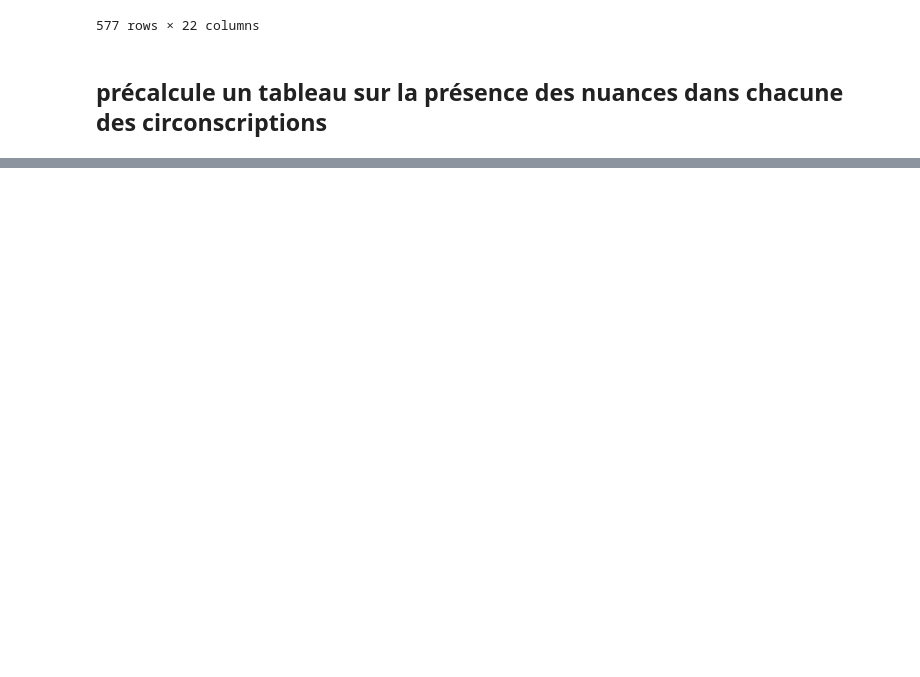
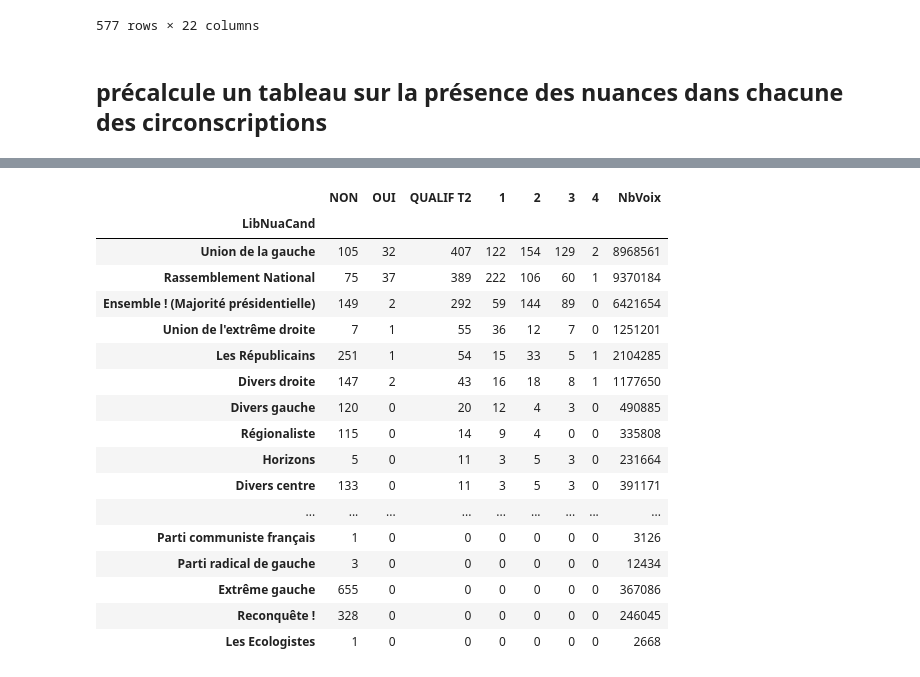
Before and after one commit to taniki/legislatives-2024, a Jupyter notebook: prep_lg2024.ipynb, the cells around one changed output, grey strips where cells are left out. Cells and saved outputs as stored; diff of their text form; code cells hidden in the pictures; blank space fills up the shorter version.

```diff
--- a/prep_lg2024.ipynb
+++ b/prep_lg2024.ipynb
@@ -197,0 +350,18 @@ nuances2024.to_csv('lg2024_t1_nuances.csv')
+# %%
+resultats_t1_2 = (
+    resultats_t1
+    .join(
+        circonscriptions
+        .reset_index()
+        .assign(
+            CodCirc2 = lambda df: (
+                df.CodDpt.replace(mapping_dept)
+                + df.CodCirElec.astype(str).str[-2:].str.pad(3, fillchar='0')
+            )
+        )
+        .set_index('CodCirElec'), #[['CodCirc2']],
+        on = 'CodCirc'
+    )
+)
+
+resultats_t1_2
@@ -197,0 +694,44 @@ nuances2024.to_csv('lg2024_t1_nuances.csv')
+# %%
+(
+    resultats_t1_2
+    .pivot_table(
+        index="LibNuaCand",
+        columns="Elu",
+        values="NomPsn",
+        aggfunc= lambda x: len(x)
+    )
+    .fillna(0)
+    .astype(int)
+    .sort_values('QUALIF T2', ascending=False)
+    .join(t1_pos)
+    .join(
+        resultats_t1_2
+        .assign(
+            NbVoix = lambda df: df.NbVoix.astype(int)
+        )
+        .groupby('LibNuaCand')
+        [['NbVoix']]
+        .sum()
+    )
+    .fillna(0)
+    .astype(int)
+)
+# %% [output]
+|  | NON | OUI | QUALIF T2 | 1 | 2 | 3 | 4 | NbVoix |
+| LibNuaCand |  |  |  |  |  |  |  |  |
+| Union de la gauche | 105 | 32 | 407 | 122 | 154 | 129 | 2 | 8968561 |
+| Rassemblement National | 75 | 37 | 389 | 222 | 106 | 60 | 1 | 9370184 |
+| Ensemble ! (Majorité présidentielle) | 149 | 2 | 292 | 59 | 144 | 89 | 0 | 6421654 |
+| Union de l'extrême droite | 7 | 1 | 55 | 36 | 12 | 7 | 0 | 1251201 |
+| Les Républicains | 251 | 1 | 54 | 15 | 33 | 5 | 1 | 2104285 |
+| Divers droite | 147 | 2 | 43 | 16 | 18 | 8 | 1 | 1177650 |
+| Divers gauche | 120 | 0 | 20 | 12 | 4 | 3 | 0 | 490885 |
+| Régionaliste | 115 | 0 | 14 | 9 | 4 | 0 | 0 | 335808 |
+| Horizons | 5 | 0 | 11 | 3 | 5 | 3 | 0 | 231664 |
+| Divers centre | 133 | 0 | 11 | 3 | 5 | 3 | 0 | 391171 |
+| ... | ... | ... | ... | ... | ... | ... | ... | ... |
+| Parti communiste français | 1 | 0 | 0 | 0 | 0 | 0 | 0 | 3126 |
+| Parti radical de gauche | 3 | 0 | 0 | 0 | 0 | 0 | 0 | 12434 |
+| Extrême gauche | 655 | 0 | 0 | 0 | 0 | 0 | 0 | 367086 |
+| Reconquête ! | 328 | 0 | 0 | 0 | 0 | 0 | 0 | 246045 |
+| Les Ecologistes | 1 | 0 | 0 | 0 | 0 | 0 | 0 | 2668 |
```
Also changed, not shown: parts of 37 cells of this notebook.
